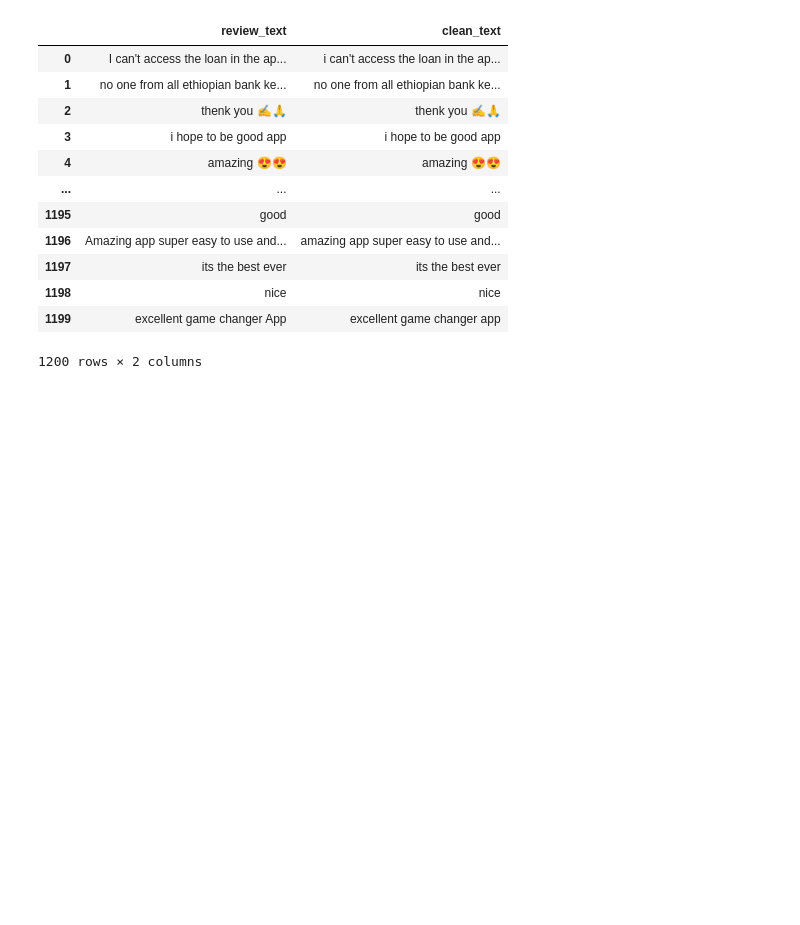
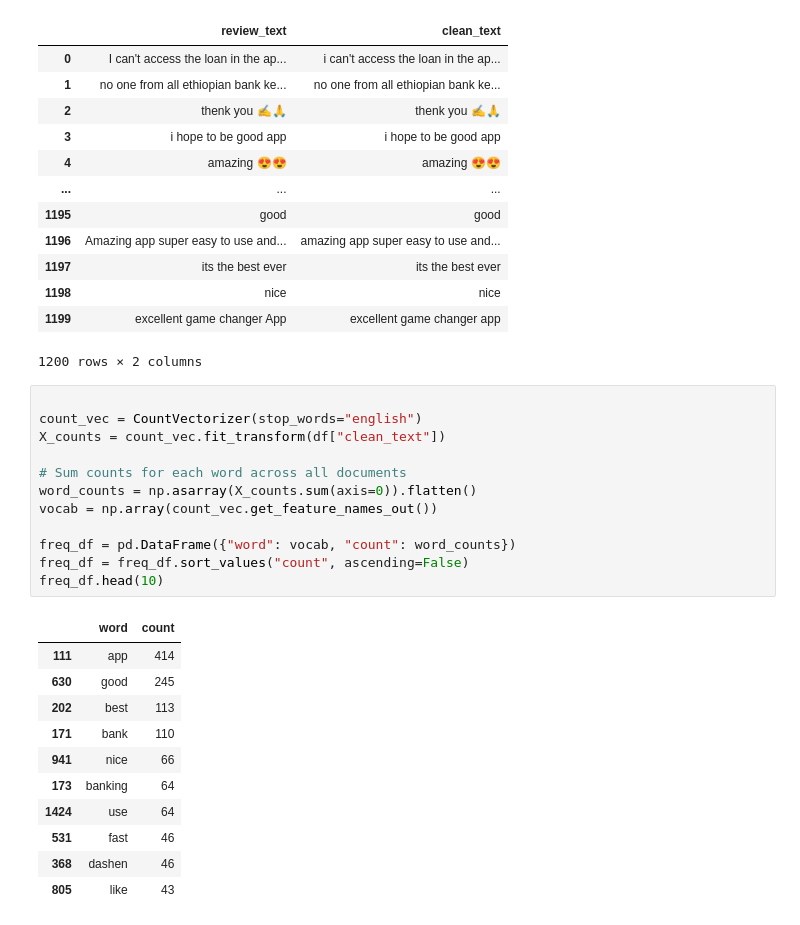
Before and after one commit to Feven777/Customer_experiance_analysis_for_fintech_apps, a Jupyter notebook: Scripts/sentiment_analysis.ipynb, the cells around one changed output. Saved outputs shown, nothing was run; the diff lists cells and outputs as text; blank space fills up the shorter version.

```diff
--- a/Scripts/sentiment_analysis.ipynb
+++ b/Scripts/sentiment_analysis.ipynb
@@ -80,3 +80,27 @@ df[["review_text", "clean_text"]]
 | 1198 | nice | nice |
 | 1199 | excellent game changer App | excellent game changer app |
 1200 rows × 2 columns
+# %%
+
+count_vec = CountVectorizer(stop_words="english")
+X_counts = count_vec.fit_transform(df["clean_text"])
+
+# Sum counts for each word across all documents
+word_counts = np.asarray(X_counts.sum(axis=0)).flatten()
+vocab = np.array(count_vec.get_feature_names_out())
+
+freq_df = pd.DataFrame({"word": vocab, "count": word_counts})
+freq_df = freq_df.sort_values("count", ascending=False)
+freq_df.head(10)
+# %% [output]
+|  | word | count |
+| 111 | app | 414 |
+| 630 | good | 245 |
+| 202 | best | 113 |
+| 171 | bank | 110 |
+| 941 | nice | 66 |
+| 173 | banking | 64 |
+| 1424 | use | 64 |
+| 531 | fast | 46 |
+| 368 | dashen | 46 |
+| 805 | like | 43 |
```
Also changed, not shown: parts of 1 cell of this notebook.
